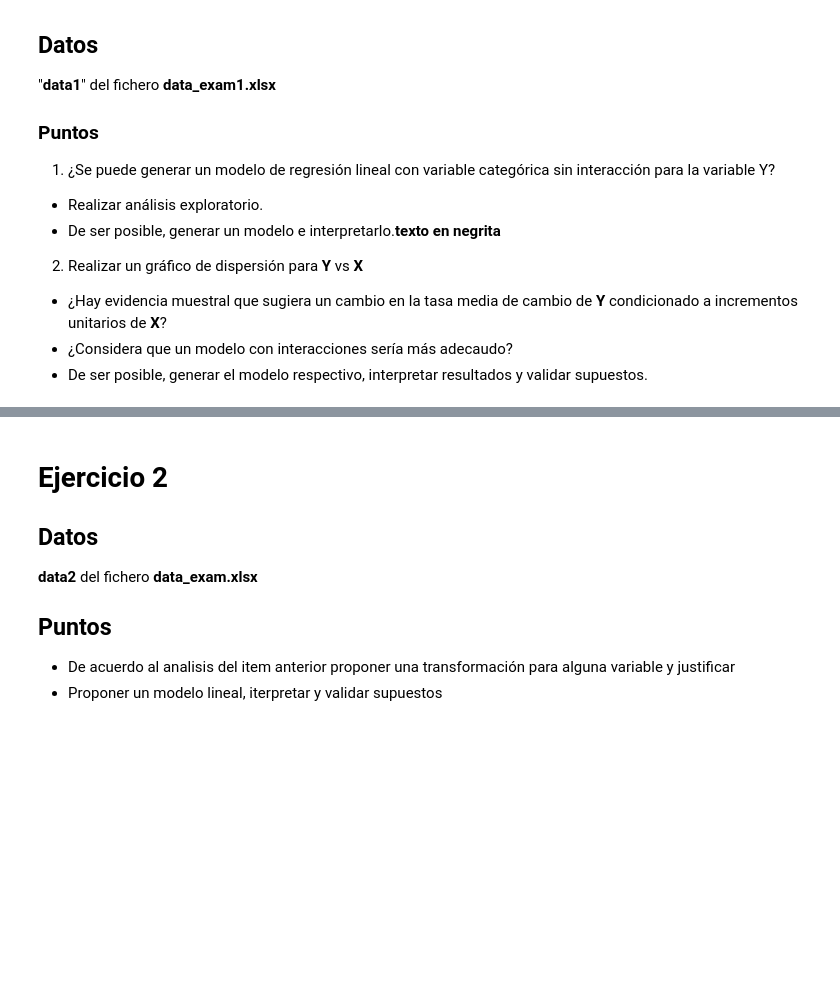
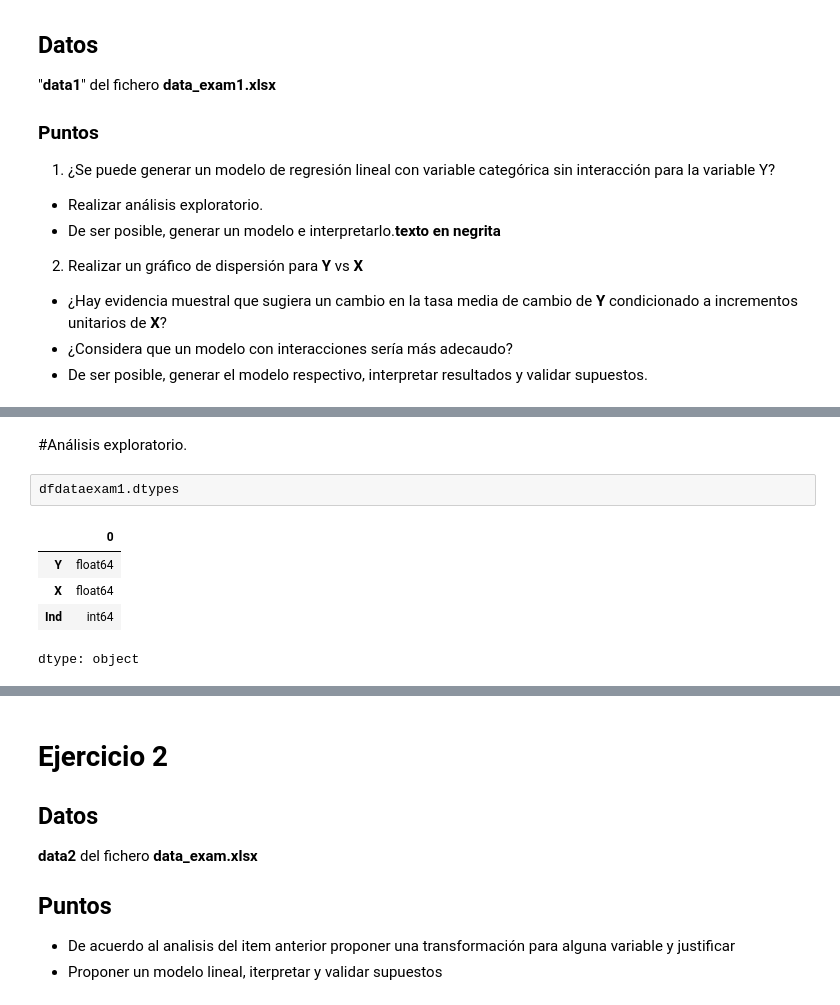
Before and after one commit to cam2149/Extraction_Storage, a Jupyter notebook: Examen1.ipynb, the cells around one changed output, grey strips where cells are left out. Cells and saved outputs as stored; diff of their text form; blank space fills up the shorter version.

```diff
--- a/Examen1.ipynb
+++ b/Examen1.ipynb
@@ -40,0 +64,10 @@ Fecha: _ de 2024
+# %% [markdown]
+#Análisis exploratorio.
+# %%
+dfdataexam1.dtypes
+# %% [output]
+|  | 0 |
+| Y | float64 |
+| X | float64 |
+| Ind | int64 |
+dtype: object
```
Also changed, not shown: parts of 10 cells of this notebook.
